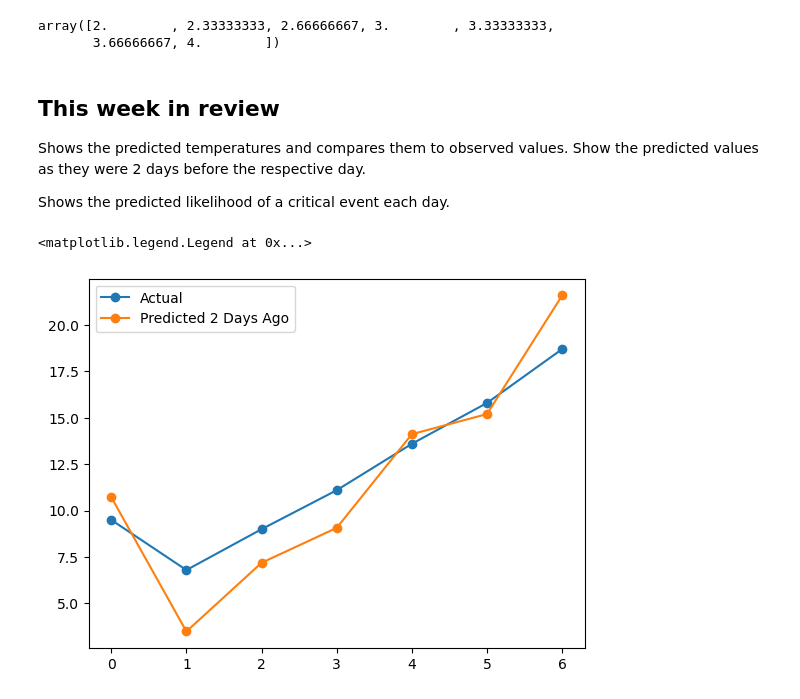
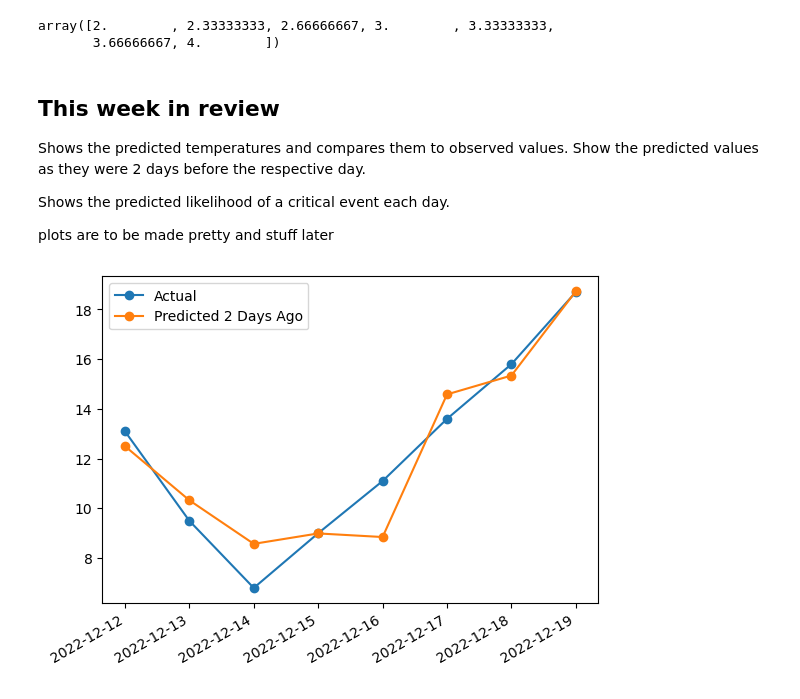
Before and after one commit to Quinten-Wolf/O-lab_2, a Jupyter notebook: teststuff.ipynb, the cells around one changed output. Saved outputs shown, nothing was run; the diff lists cells and outputs as text; code cells hidden in the pictures.

Commit message:
data

```diff
--- a/teststuff.ipynb
+++ b/teststuff.ipynb
@@ -151,14 +147,17 @@ def get_likelihood(threshold, data, sd):
 Shows the predicted temperatures and compares them to observed values. Show the predicted values as they were 2 days before the respective day.
 
 Shows the predicted likelihood of a critical event each day.
+
+plots are to be made pretty and stuff later
 # %%
-# query data for the last week
+data = pd.read_csv('./data/fake_data.csv', index_col = 0)
+data.index = pd.to_datetime(data.index)
+startDate = '2022-12-12'
+endDate = '2022-12-19'
 
-endDate = (datetime.datetime.now() - datetime.timedelta(days = 1)).date().strftime(format='%Y-%m-%d')
-# get date one week ago
-startDate = (datetime.datetime.now() - datetime.timedelta(days = 7)).date().strftime(format='%Y-%m-%d')
+# endDate = (datetime.datetime.now() - datetime.timedelta(days = 1)).date().strftime(format='%Y-%m-%d')
+# # get date one week ago
+# startDate = (datetime.datetime.now() - datetime.timedelta(days = 7)).date().strftime(format='%Y-%m-%d')
 
-data = gridded_min.get_timeseries_at_points(var = gridded_min.get_key_variables()[0],
-                                     point_list = [location],
-                                     startDate=startDate,
-                                     endDate=endDate)
+date_range = pd.date_range(startDate, endDate, freq='D')
+week_data = data.loc[date_range]
@@ -168,7 +164,8 @@ predictions = data + sp.stats.norm(2, 4).rvs(7)
 # %%
-plt.plot(data.flatten(), marker = 'o', label = 'Actual')
-plt.plot(predictions.flatten(), marker = 'o', label = 'Predicted 2 Days Ago')
-plt.legend()
+fig, ax = plt.subplots()
+ax.plot(week_data.actual, marker = 'o', label = 'Actual')
+ax.plot(week_data['prediction_day2'], marker = 'o', label = 'Predicted 2 Days Ago')
+ax.legend()
+fig.autofmt_xdate()
 # %% [output]
-<matplotlib.legend.Legend at 0x...>
-[figure, old version]
+[figure, new version]
```
Also changed, not shown: parts of 10 cells of this notebook, 1 other file.
